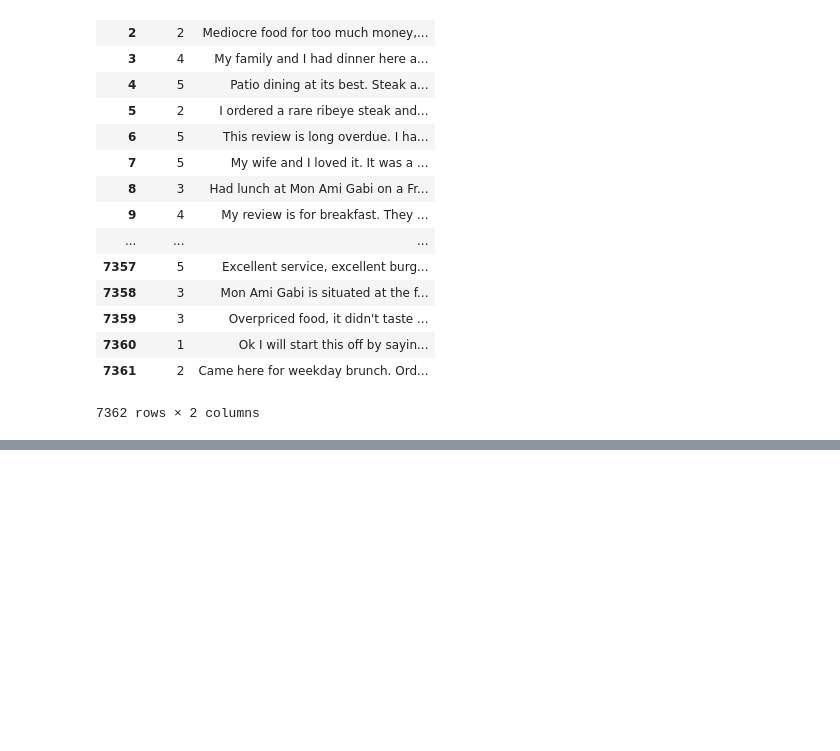
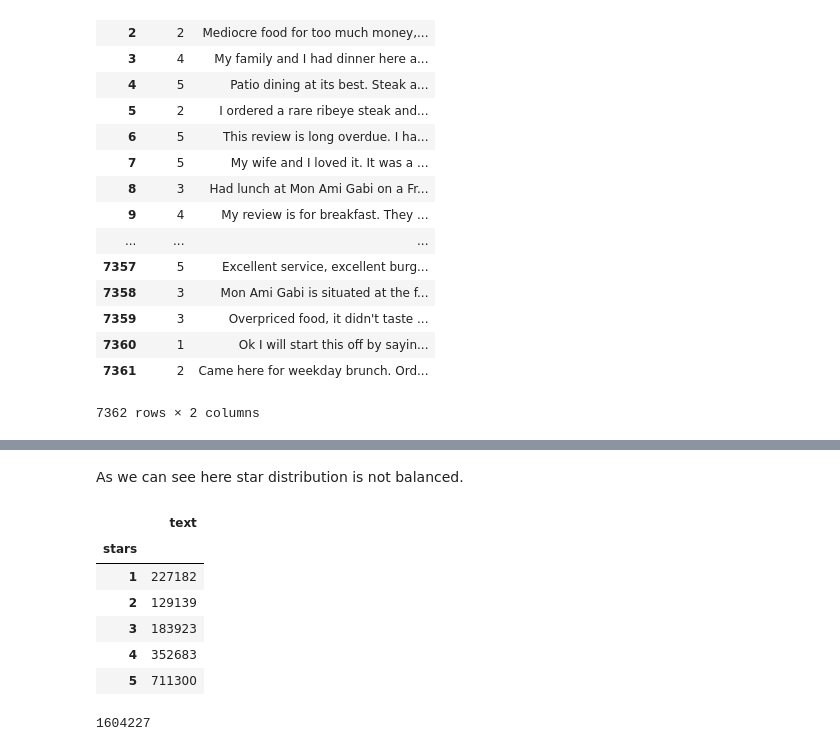
Before and after one commit to ebozkurt93/cs210-yelp, a Jupyter notebook: 4 - Machine Learning.ipynb, the cells around one changed output, grey strips where cells are left out. Cells and saved outputs as stored; diff of their text form; code cells hidden in the pictures; blank space fills up the shorter version.

```diff
--- a/4 - Machine Learning.ipynb
+++ b/4 - Machine Learning.ipynb
@@ -143,0 +155,16 @@ temp
+# %% [markdown]
+As we can see here star distribution is not balanced.
+# %%
+t[['stars', 'text']].groupby('stars').count()
+# %% [output]
+|  | text |
+| stars |  |
+| 1 | 227182 |
+| 2 | 129139 |
+| 3 | 183923 |
+| 4 | 352683 |
+| 5 | 711300 |
+# %%
+len(t)
+# %% [output]
+1604227
```
Also changed, not shown: parts of 11 cells of this notebook.
